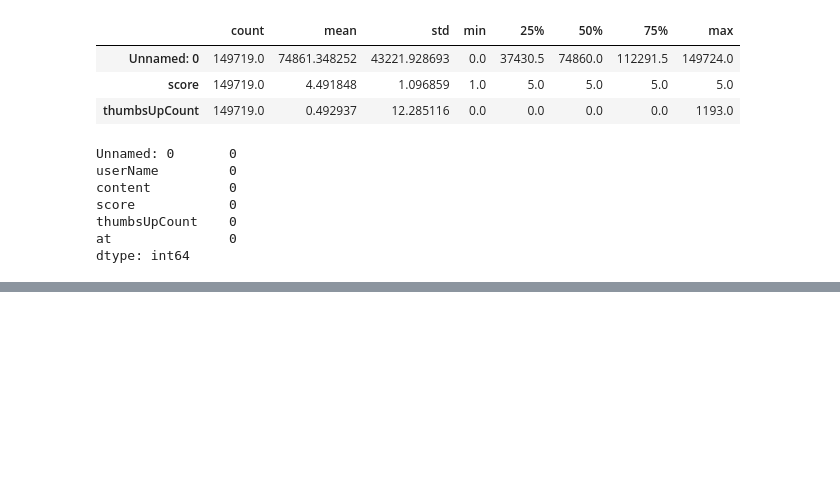
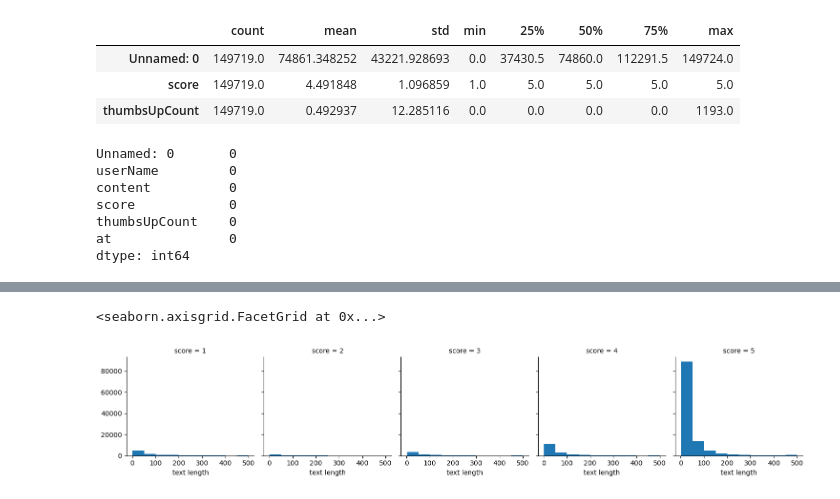
Before and after one commit to AneleMaphalala/ChatGPT_User_Reviews, a Jupyter notebook: chatgpt_reviews.ipynb, the cells around one changed output, grey strips where cells are left out. Saved outputs shown, nothing was run; the diff lists cells and outputs as text; code cells hidden in the pictures; blank space fills up the shorter version.

```diff
--- a/chatgpt_reviews.ipynb
+++ b/chatgpt_reviews.ipynb
@@ -121,0 +125,2 @@ dtype: int64
+# %%
+reviews['text length'] = reviews['content'].apply(len)
@@ -121,0 +136,6 @@ dtype: int64
+# %%
+g = sns.FacetGrid(reviews, col='score')
+g.map(plt.hist,'text length')
+# %% [output]
+<seaborn.axisgrid.FacetGrid at 0x...>
+[figure, added]
```
Also changed, not shown: parts of 30 cells of this notebook, 2 other files.
